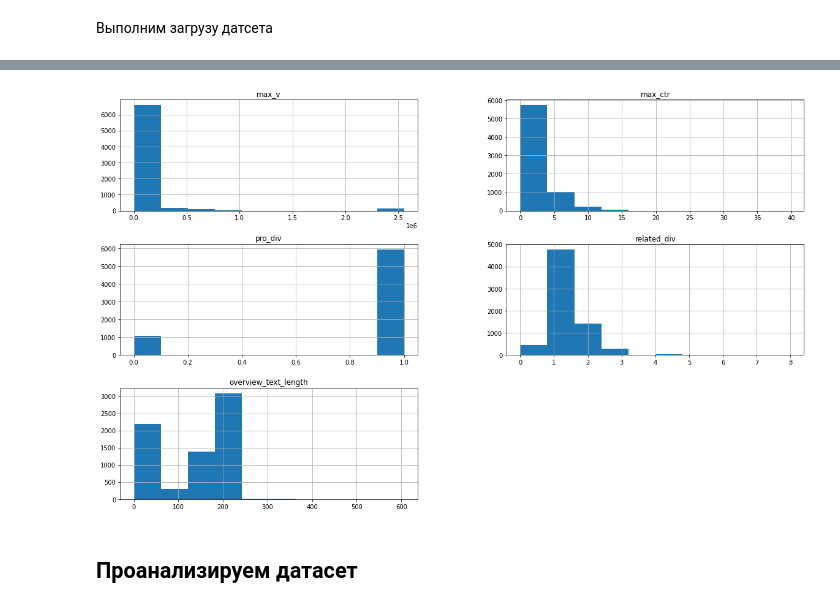
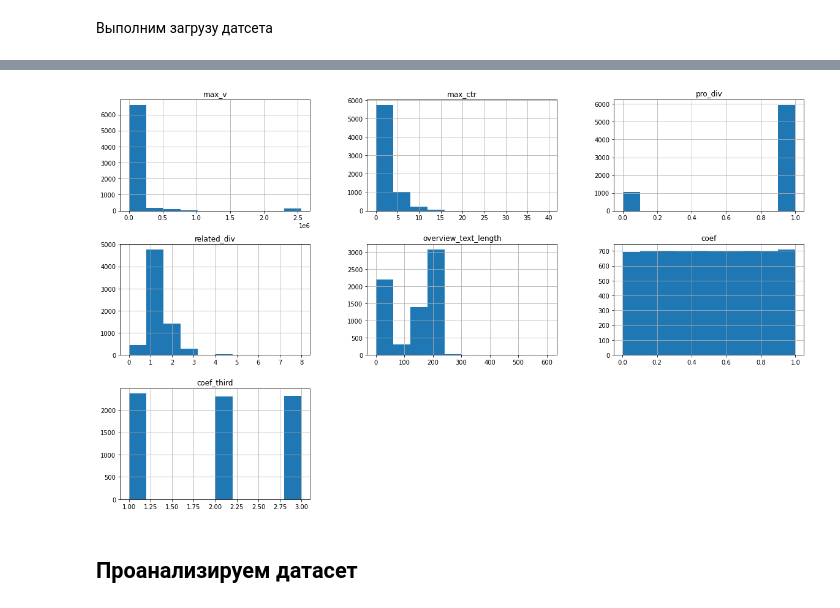
Before and after one commit to endovitskayaV/news, a Jupyter notebook: notebooks/RBK_baseline.ipynb, the cells around one changed output, grey strips where cells are left out. Saved outputs shown, nothing was run; the diff lists cells and outputs as text; code cells hidden in the pictures.

```diff
--- a/notebooks/RBK_baseline.ipynb
+++ b/notebooks/RBK_baseline.ipynb
@@ -15,7 +15,7 @@ df_train = pd.read_csv(RAW_PATH / "train.csv", index_col= 0)
 df_test = pd.read_csv(RAW_PATH / "test.csv", index_col= 0)
 # %%
 df_train_text = pd.read_csv(DATA_PATH /"df_text.csv", index_col= 0)
-df_train_text = df_train_text[['text_length', 'avg_sentence_len', 'max_sentence_len', 'min_sentence_len', 'flesch', 'ari', 'cli', 'max_v', 'max_ctr',  'pro_div', 'related_div', 'overview_text']]
+df_train_text = df_train_text[['text_length', 'avg_sentence_len', 'max_sentence_len', 'min_sentence_len', 'flesch', 'ari', 'cli', 'max_v', 'max_ctr',  'pro_div', 'related_div', 'overview_text', 'coef', 'coef_third']]
 df_train_text['overview_text']=df_train_text['overview_text'].fillna("")
 df_train_text['overview_text_length']=df_train_text['overview_text'].str.len()
 # %%
@@ -36,8 +36,8 @@ document_id
 Name: overview_text_length, Length: 7000, dtype: int64
 # %%
-_ = df_train_text[['max_v', 'max_ctr', 'pro_div', 'related_div', 'overview_text_length']].hist(figsize=(20,12))
+_ = df_train_text[['max_v', 'max_ctr', 'pro_div', 'related_div', 'overview_text_length', 'coef', 'coef_third']].hist(figsize=(20,12))
 # %% [output]
-[figure, old version]
+[figure, new version]
 # %% [markdown]
 ## Проанализируем датасет
 # %% [markdown]
```
Also changed, not shown: parts of 1 cell of this notebook, 4 other files.
